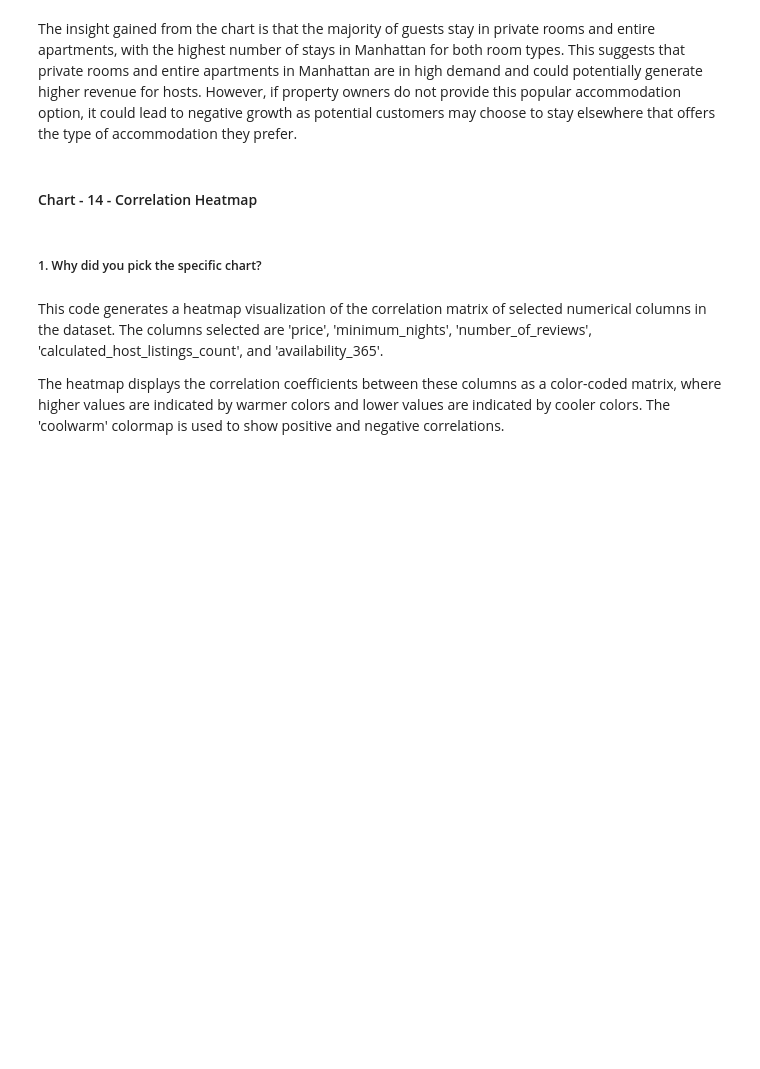
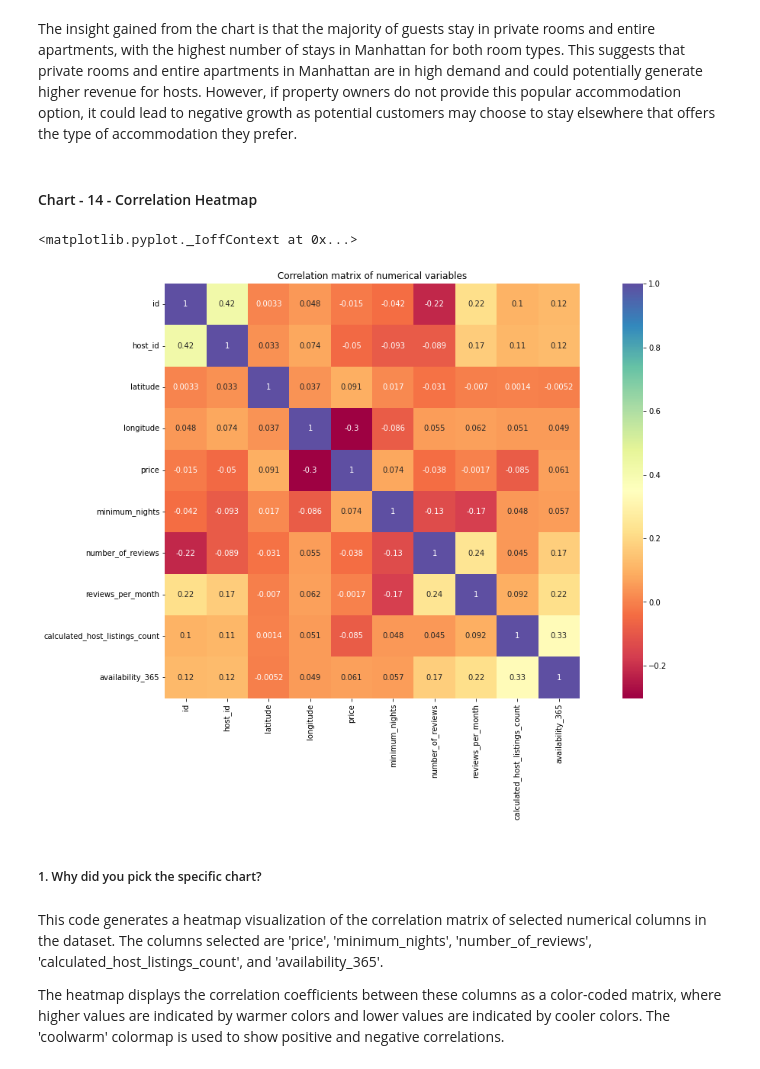
Before and after one commit to Azharpat/EDA-AIRBNB-CAPSTONE-PROJECT, a Jupyter notebook: EDA_AIRBNB_CAPSTONE_PROJECT.ipynb, the cells around one changed output. Drawn from its saved outputs; the diff is of its cells as text; code cells hidden in the pictures; blank space fills up the shorter version.

```diff
--- a/EDA_AIRBNB_CAPSTONE_PROJECT.ipynb
+++ b/EDA_AIRBNB_CAPSTONE_PROJECT.ipynb
@@ -590,3 +839,12 @@ plt.show()
+# %%
+plt.figure(figsize=(20,10))
+title = 'Correlation matrix of numerical variables'
+sns.heatmap(df.corr(method='kendall'),cmap='Spectral', square=True,annot=True)
+plt.title(title)
+plt.ioff()
+# %% [output]
+<matplotlib.pyplot._IoffContext at 0x...>
+[figure, added]
 # %% [markdown]
 ##### 1. Why did you pick the specific chart?
 # %% [markdown]
```
Also changed, not shown: parts of 58 cells of this notebook.
